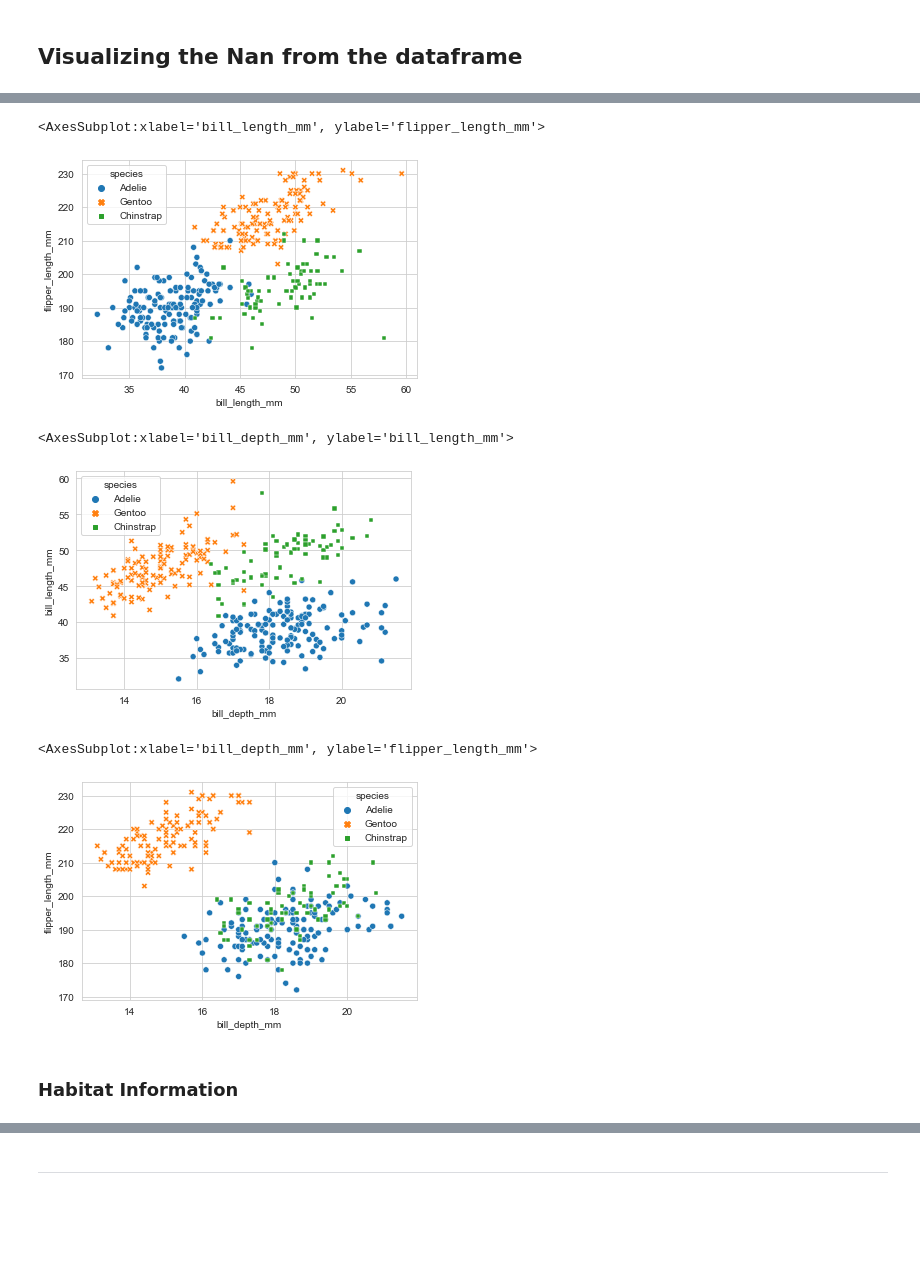
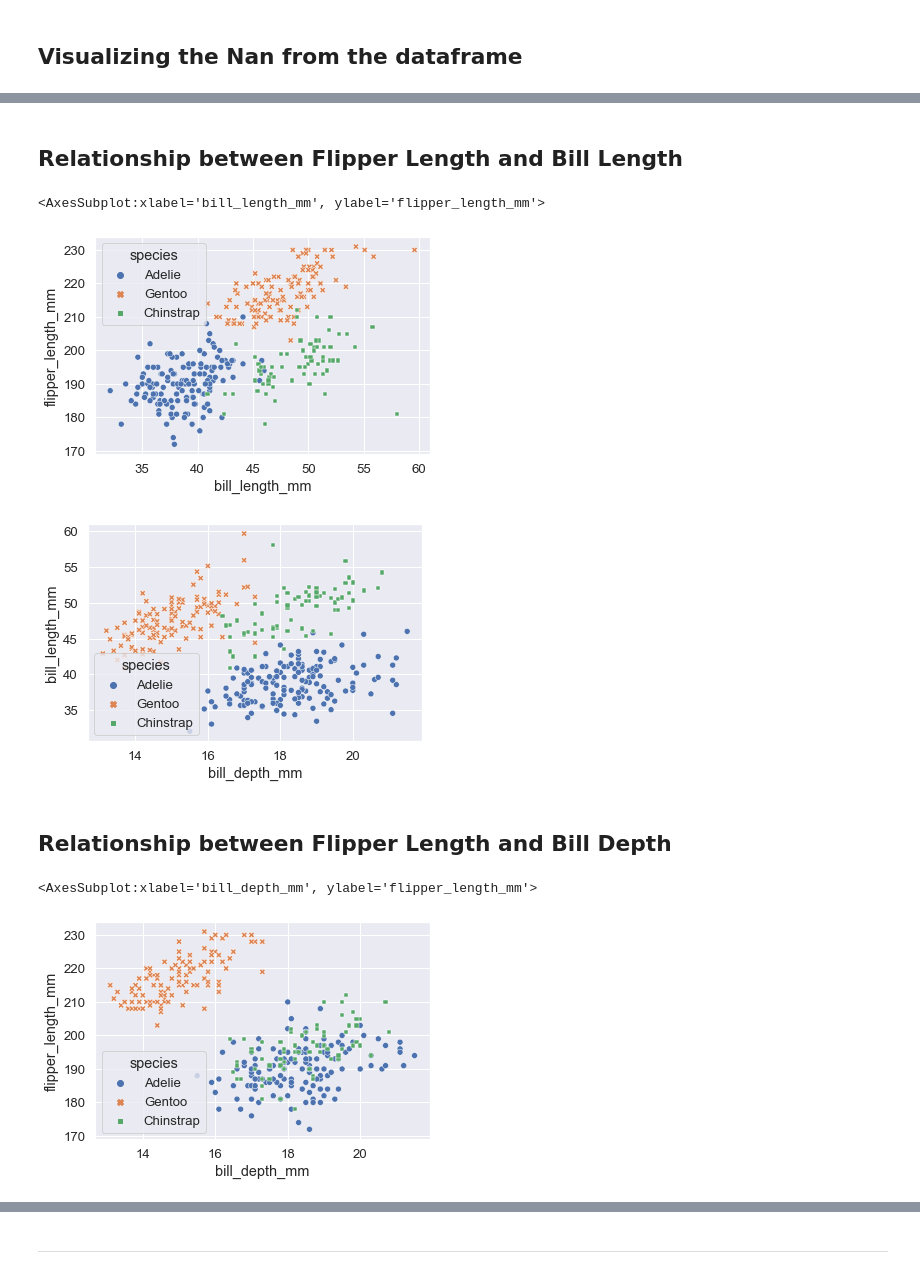
Before and after one commit to greenyjwk/PenguinsAnalysis, a Jupyter notebook: Ji-Penguins.ipynb, the cells around one changed output, grey strips where cells are left out. Saved outputs shown, nothing was run; the diff lists cells and outputs as text; code cells hidden in the pictures; blank space fills up the shorter version.

```diff
--- a/Ji-Penguins.ipynb
+++ b/Ji-Penguins.ipynb
@@ -121,0 +205,4 @@ sns.rugplot(data=penguins, x="bill_length_mm")
+# %%
+sns.set(font_scale = 1.2)
+sns.kdeplot(data=penguins, x="bill_depth_mm")
+sns.rugplot(data=penguins, x="bill_depth_mm")
@@ -122,4 +214,5 @@ sns.rugplot(data=penguins, x="bill_length_mm")
 # %%
+sns.set(font_scale = 1.2)
 plot = sns.lmplot(x="flipper_length_mm",
                y="body_mass_g",
                hue="species",
@@ -134,23 +227,25 @@ plot.set_ylabels('Body Mass')
+# %% [markdown]
+## Relationship between Flipper Length and Bill Length
 # %%
+sns.set(font_scale = 1.2)
 sns.scatterplot(
-    data=penguins, x="bill_length_mm", y="flipper_length_mm", hue="species", style = "species",
-    sizes=(20, 200), legend="full")
+    data=penguins, x="bill_length_mm", y="flipper_length_mm", hue="species", style = "species", sizes=(20, 200), legend="full")
 # %% [output]
 <AxesSubplot:xlabel='bill_length_mm', ylabel='flipper_length_mm'>
-[figure, old version]
+[figure, new version]
 # %%
-sns.scatterplot(
-    data=penguins, x="bill_depth_mm", y="bill_length_mm", hue="species", style = "species",
-    sizes=(20, 200), legend="full")
+sns.set(font_scale = 1.2)
+plot = sns.scatterplot(
+    data=penguins, x="bill_depth_mm", y="bill_length_mm", hue="species", style = "species", sizes=(20, 200), legend="full")
 # %% [output]
-<AxesSubplot:xlabel='bill_depth_mm', ylabel='bill_length_mm'>
-[figure, old version]
+[figure, new version]
+# %% [markdown]
+## Relationship between Flipper Length and Bill Depth
 # %%
+sns.set(font_scale = 1.2)
 sns.scatterplot(
     data=penguins, x="bill_depth_mm", y="flipper_length_mm", hue="species", style = "species",
     sizes=(20, 200), legend="full")
 # %% [output]
 <AxesSubplot:xlabel='bill_depth_mm', ylabel='flipper_length_mm'>
-[figure, old version]
+[figure, new version]
-# %% [markdown]
-### Habitat Information
```
Also changed, not shown: parts of 36 cells of this notebook, 1 other file.
